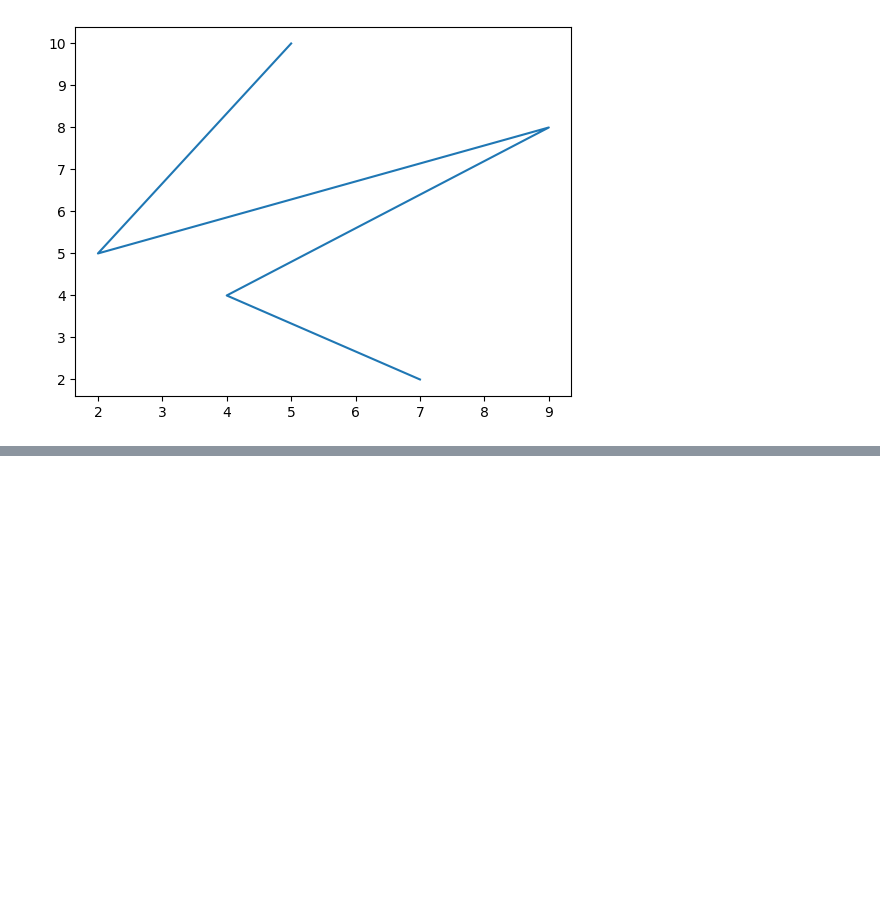
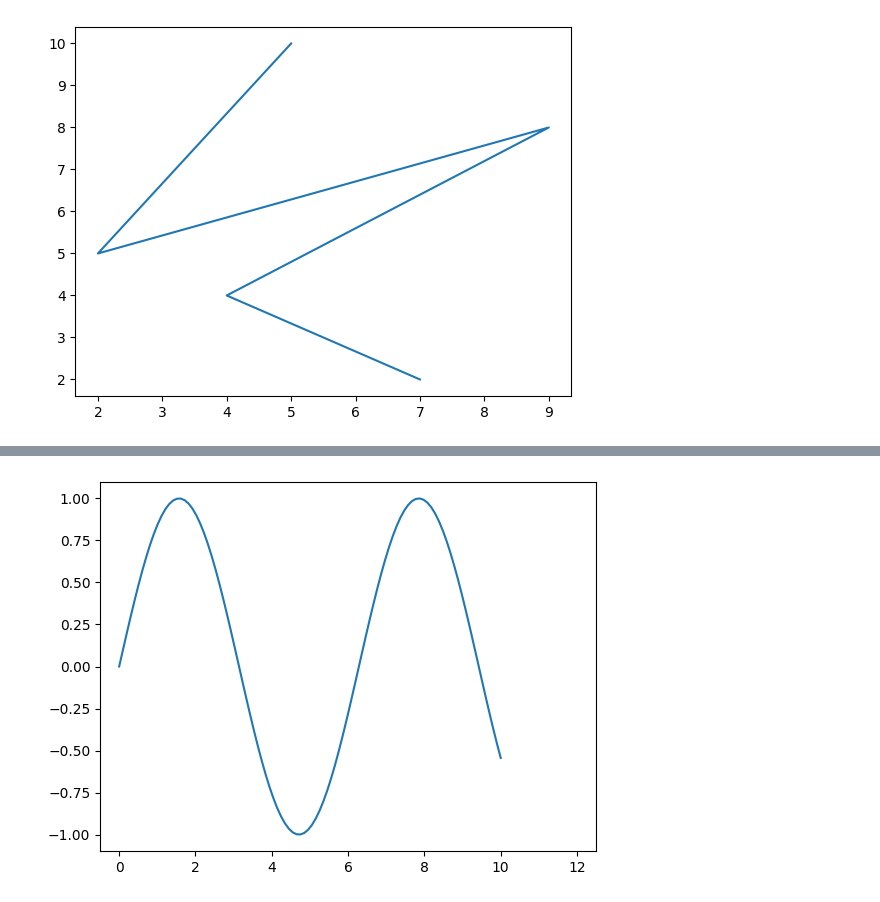
Before and after one commit to BrownParticleAstro/dmtools_notebooks, a Jupyter notebook: Demos/MathJax.ipynb, the cells around one changed output, grey strips where cells are left out. Saved outputs shown, nothing was run; the diff lists cells and outputs as text; code cells hidden in the pictures; blank space fills up the shorter version.

```diff
--- a/Demos/MathJax.ipynb
+++ b/Demos/MathJax.ipynb
@@ -79,0 +159,22 @@ plt.show()
+# %%
+import matplotlib.pyplot as plt
+import numpy as np
+
+# Example data
+x = np.linspace(0, 10, 100)
+y = np.sin(x)
+
+# Create a plot
+fig, ax = plt.subplots()
+
+# Plot the data
+ax.plot(x, y)
+
+# Extend x-axis limits to add padding
+xlim = ax.get_xlim()
+ax.set_xlim(xlim[0], xlim[1] + 2)  # Adding 2 units of padding to the right
+
+# Show the plot
+plt.show()
+# %% [output]
+[figure, added]
```
Also changed, not shown: parts of 5 cells of this notebook, 1 other file.
